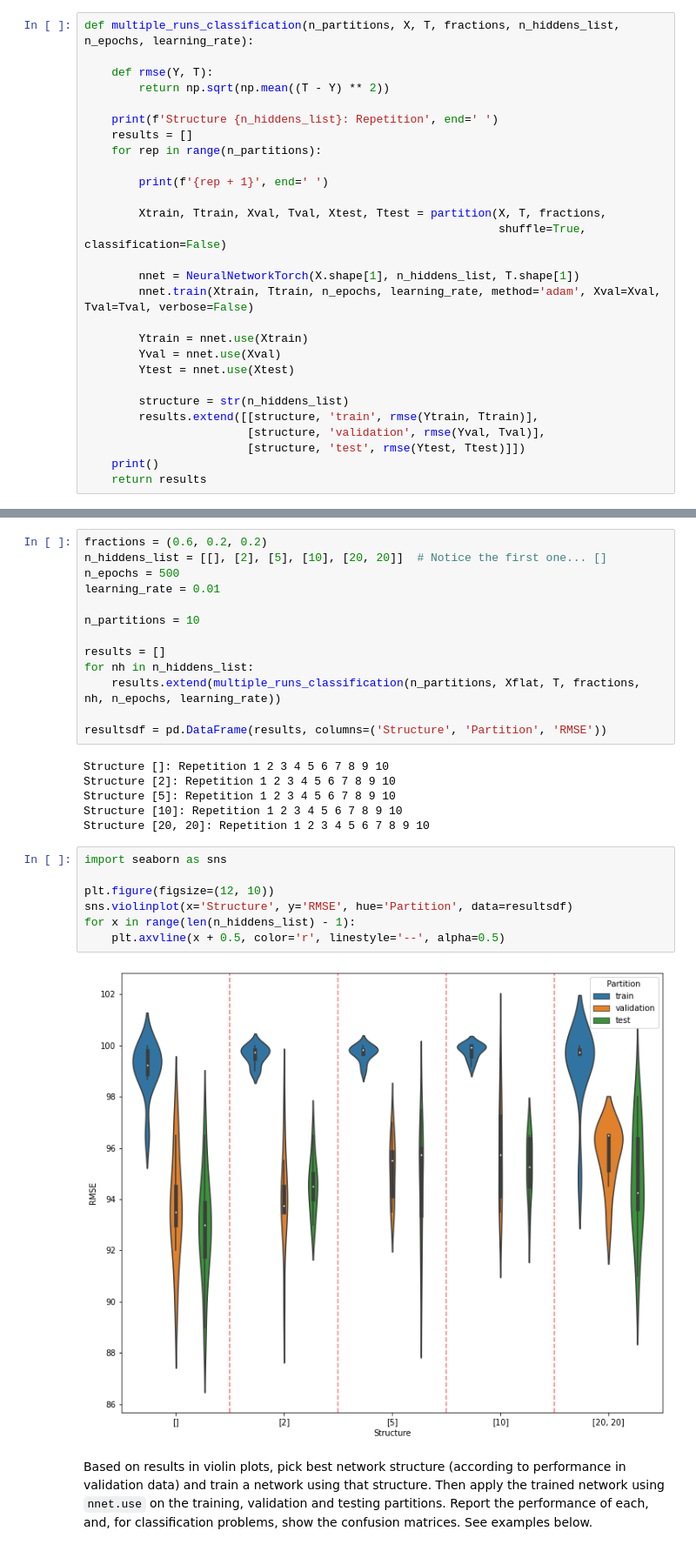
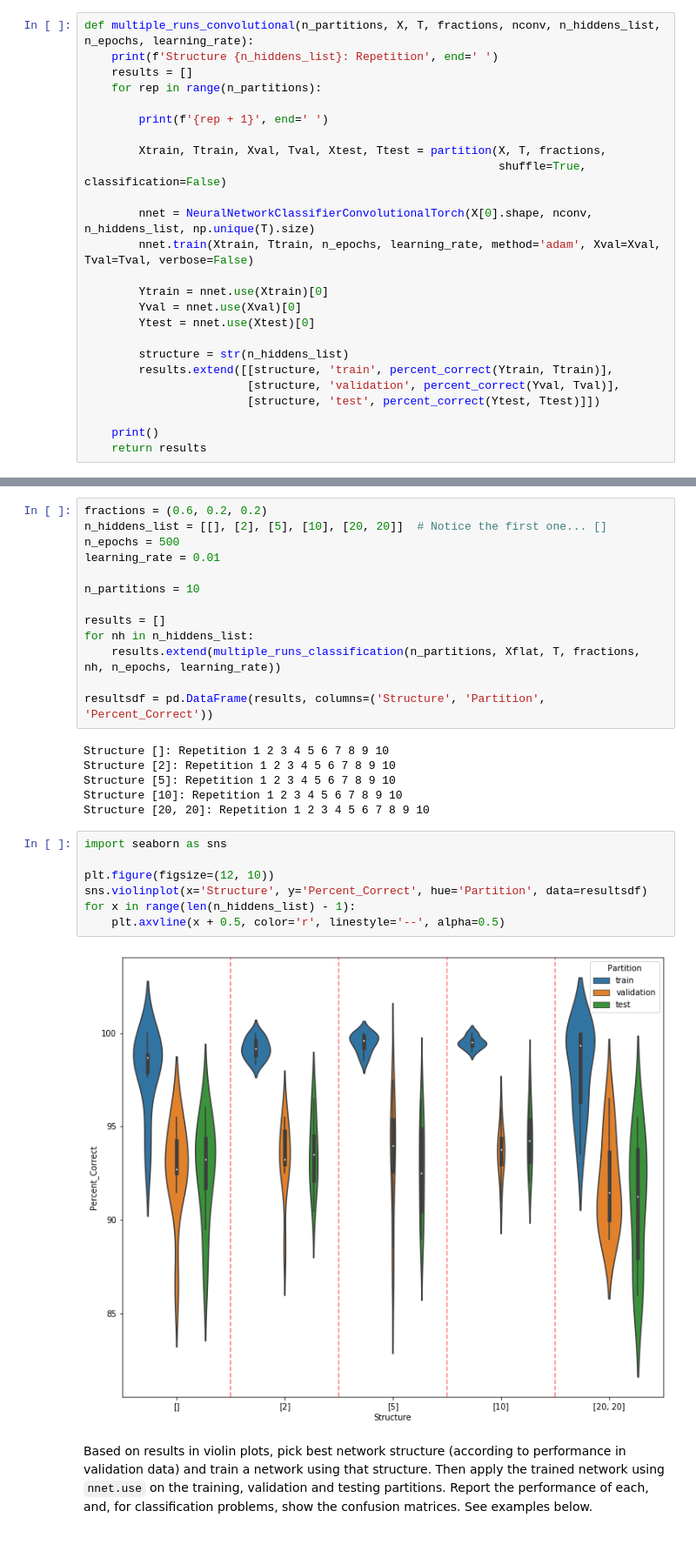
Before and after one commit to MillerRidgeway/MachineLearningNotebooks, a Jupyter notebook: Ridgeway-A5.ipynb, the cells around one changed output, grey strips where cells are left out. Shown: that part at 87% size. Saved outputs shown, nothing was run; the diff lists cells and outputs as text.

Commit message:
Got CNN multiple runs and classification working

```diff
--- a/Ridgeway-A5.ipynb
+++ b/Ridgeway-A5.ipynb
@@ -481,9 +510,5 @@ def multiple_runs_regression(n_partitions, X, T, fractions, n_hiddens_list, n_ep
 # %%
-def multiple_runs_classification(n_partitions, X, T, fractions, n_hiddens_list, n_epochs, learning_rate):
-
-    def rmse(Y, T):
-        return np.sqrt(np.mean((T - Y) ** 2))
-
+def multiple_runs_convolutional(n_partitions, X, T, fractions, nconv, n_hiddens_list, n_epochs, learning_rate):
     print(f'Structure {n_hiddens_list}: Repetition', end=' ')
     results = []
     for rep in range(n_partitions):
@@ -493,17 +518,18 @@ def multiple_runs_classification(n_partitions, X, T, fractions, n_hiddens_list,
         Xtrain, Ttrain, Xval, Tval, Xtest, Ttest = partition(X, T, fractions,
                                                              shuffle=True, classification=False)
 
-        nnet = NeuralNetworkTorch(X.shape[1], n_hiddens_list, T.shape[1])
+        nnet = NeuralNetworkClassifierConvolutionalTorch(X[0].shape, nconv, n_hiddens_list, np.unique(T).size)
         nnet.train(Xtrain, Ttrain, n_epochs, learning_rate, method='adam', Xval=Xval, Tval=Tval, verbose=False)
 
-        Ytrain = nnet.use(Xtrain)
-        Yval = nnet.use(Xval)
-        Ytest = nnet.use(Xtest)
+        Ytrain = nnet.use(Xtrain)[0]
+        Yval = nnet.use(Xval)[0]
+        Ytest = nnet.use(Xtest)[0]
 
         structure = str(n_hiddens_list)
-        results.extend([[structure, 'train', rmse(Ytrain, Ttrain)],
-                        [structure, 'validation', rmse(Yval, Tval)],
-                        [structure, 'test', rmse(Ytest, Ttest)]])
+        results.extend([[structure, 'train', percent_correct(Ytrain, Ttrain)],
+                        [structure, 'validation', percent_correct(Yval, Tval)],
+                        [structure, 'test', percent_correct(Ytest, Ttest)]])
+
     print()
     return results
 # %% [markdown]
@@ -568,7 +594,7 @@ results = []
 for nh in n_hiddens_list:
     results.extend(multiple_runs_classification(n_partitions, Xflat, T, fractions, nh, n_epochs, learning_rate))
 
-resultsdf = pd.DataFrame(results, columns=('Structure', 'Partition', 'RMSE'))
+resultsdf = pd.DataFrame(results, columns=('Structure', 'Partition', 'Percent_Correct'))
 # %% [output]
 Structure []: Repetition 1 2 3 4 5 6 7 8 9 10
 Structure [2]: Repetition 1 2 3 4 5 6 7 8 9 10
@@ -578,12 +604,12 @@ Structure [20, 20]: Repetition 1 2 3 4 5 6 7 8 9 10
 # %%
 import seaborn as sns
 
 plt.figure(figsize=(12, 10))
-sns.violinplot(x='Structure', y='RMSE', hue='Partition', data=resultsdf)
+sns.violinplot(x='Structure', y='Percent_Correct', hue='Partition', data=resultsdf)
 for x in range(len(n_hiddens_list) - 1):
     plt.axvline(x + 0.5, color='r', linestyle='--', alpha=0.5)
 # %% [output]
-[figure, old version]
+[figure, new version]
 # %% [markdown]
 Based on results in violin plots, pick best network structure (according to performance in validation data) and train a network using that structure.  Then apply the trained network using `nnet.use` on the training, validation and testing partitions.  Report the performance of each, and, for classification problems, show the confusion matrices.  See examples below.
 # %%
```
Also changed, not shown: parts of 6 cells of this notebook.
